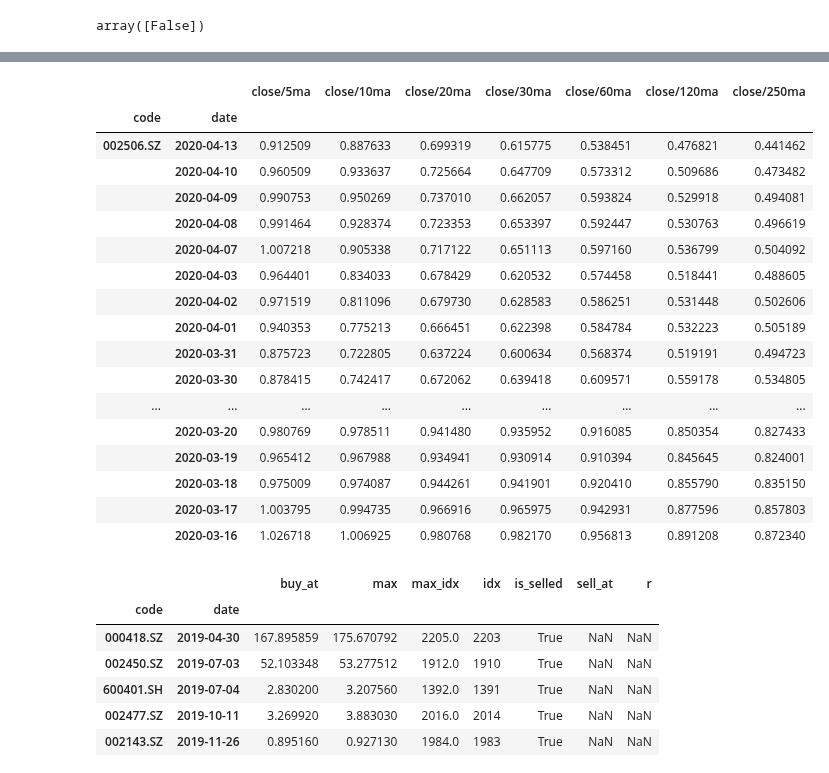
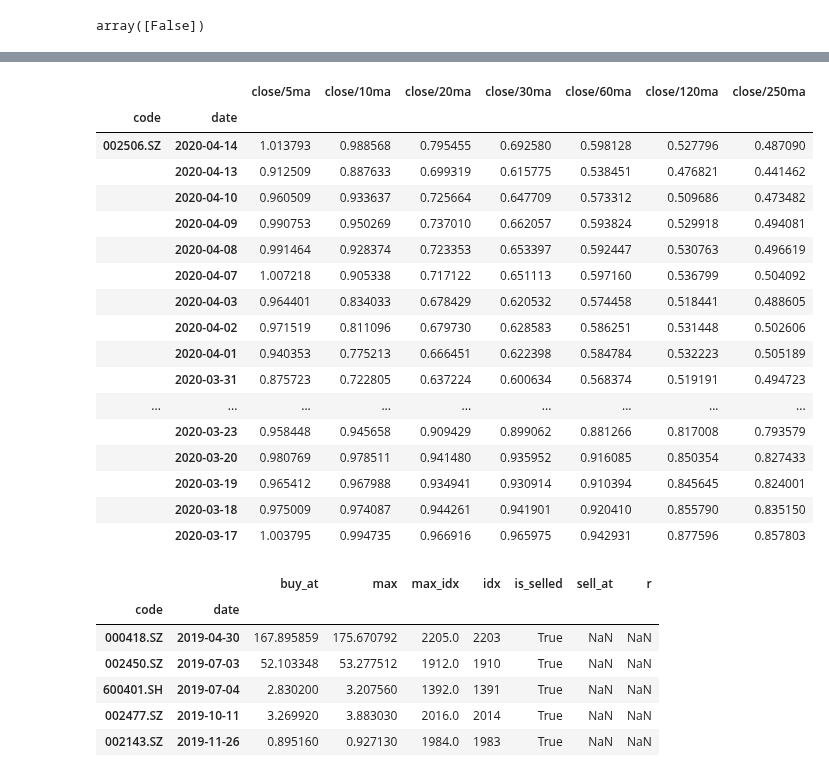
Before and after one commit to Bantorra0/Quant, a Jupyter notebook: long_trend_oversold_analysis.ipynb, the cells around one changed output, grey strips where cells are left out. Saved outputs shown, nothing was run; the diff lists cells and outputs as text; code cells hidden in the pictures.

```diff
--- a/long_trend_oversold_analysis.ipynb
+++ b/long_trend_oversold_analysis.ipynb
@@ -244,12 +247,14 @@ print(len(index))
 # %%
-df_r.loc[index,:].sort_values('date',ascending=False)[:50]
+
 df.loc[index,:].sort_values('date',ascending=False)[:100]
 # .sort_values(['code','date'])
 df.loc[idx['002506.SZ',:],features].sort_values('date',ascending=False)[:20]
+# df_r.loc[index,:].sort_values('date',ascending=False)[:50]
 # %% [output]
 |  |  | close/5ma | close/10ma | close/20ma | close/30ma | close/60ma | close/120ma | close/250ma |
 | code | date |  |  |  |  |  |  |  |
-| 002506.SZ | 2020-04-13 | 0.912509 | 0.887633 | 0.699319 | 0.615775 | 0.538451 | 0.476821 | 0.441462 |
+| 002506.SZ | 2020-04-14 | 1.013793 | 0.988568 | 0.795455 | 0.692580 | 0.598128 | 0.527796 | 0.487090 |
+|  | 2020-04-13 | 0.912509 | 0.887633 | 0.699319 | 0.615775 | 0.538451 | 0.476821 | 0.441462 |
 |  | 2020-04-10 | 0.960509 | 0.933637 | 0.725664 | 0.647709 | 0.573312 | 0.509686 | 0.473482 |
 |  | 2020-04-09 | 0.990753 | 0.950269 | 0.737010 | 0.662057 | 0.593824 | 0.529918 | 0.494081 |
 |  | 2020-04-08 | 0.991464 | 0.928374 | 0.723353 | 0.653397 | 0.592447 | 0.530763 | 0.496619 |
@@ -258,13 +263,12 @@ df.loc[idx['002506.SZ',:],features].sort_values('date',ascending=False)[:20]
 |  | 2020-04-02 | 0.971519 | 0.811096 | 0.679730 | 0.628583 | 0.586251 | 0.531448 | 0.502606 |
 |  | 2020-04-01 | 0.940353 | 0.775213 | 0.666451 | 0.622398 | 0.584784 | 0.532223 | 0.505189 |
 |  | 2020-03-31 | 0.875723 | 0.722805 | 0.637224 | 0.600634 | 0.568374 | 0.519191 | 0.494723 |
-|  | 2020-03-30 | 0.878415 | 0.742417 | 0.672062 | 0.639418 | 0.609571 | 0.559178 | 0.534805 |
 | ... | ... | ... | ... | ... | ... | ... | ... | ... |
+|  | 2020-03-23 | 0.958448 | 0.945658 | 0.909429 | 0.899062 | 0.881266 | 0.817008 | 0.793579 |
 |  | 2020-03-20 | 0.980769 | 0.978511 | 0.941480 | 0.935952 | 0.916085 | 0.850354 | 0.827433 |
 |  | 2020-03-19 | 0.965412 | 0.967988 | 0.934941 | 0.930914 | 0.910394 | 0.845645 | 0.824001 |
 |  | 2020-03-18 | 0.975009 | 0.974087 | 0.944261 | 0.941901 | 0.920410 | 0.855790 | 0.835150 |
 |  | 2020-03-17 | 1.003795 | 0.994735 | 0.966916 | 0.965975 | 0.942931 | 0.877596 | 0.857803 |
-|  | 2020-03-16 | 1.026718 | 1.006925 | 0.980768 | 0.982170 | 0.956813 | 0.891208 | 0.872340 |
 # %%
 df_r[(df_r.is_selled==True) & (df_r.r.isnull())].sort_values('date').head(50)
 # %% [output]
```
Also changed, not shown: parts of 7 cells of this notebook.
